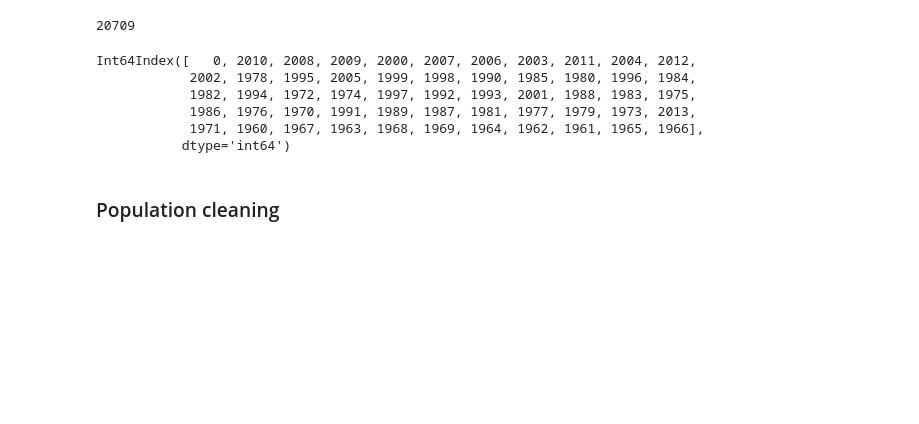
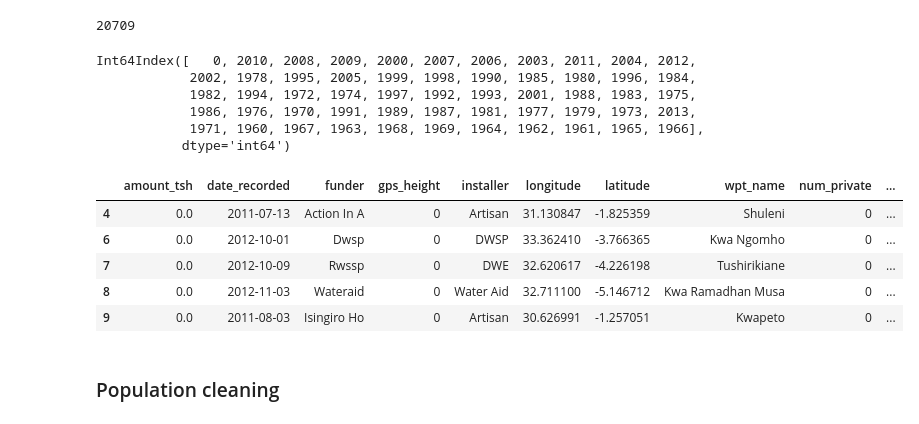
Before and after one commit to twood2015/Flatiron_Project_3, a Jupyter notebook: TylerWorkspace.ipynb, the cells around one changed output. Cells and saved outputs as stored; diff of their text form; code cells hidden in the pictures; blank space fills up the shorter version.

```diff
--- a/TylerWorkspace.ipynb
+++ b/TylerWorkspace.ipynb
@@ -634,0 +793,4 @@ X.drop(drop_cols, axis=1)
+# %%
+# combine other and unknown
+X['payment'].replace('unknown', 'other', inplace=True)
+X['payment'].value_counts()
@@ -634,0 +823,4 @@ X.drop(drop_cols, axis=1)
+# %%
+# combine other and unknown
+X['management'].replace('unknown', 'other', inplace=True)
+X['management'].value_counts()
@@ -634,0 +854,4 @@ X.drop(drop_cols, axis=1)
+# %%
+# combine salty abandoned and flouride abandoned
+X['water_quality'].replace(['salty abandoned', 'fluoride abandoned'], 'abandoned', inplace=True)
+X['water_quality'].value_counts()
@@ -634,0 +883,4 @@ X.drop(drop_cols, axis=1)
+# %%
+# combine unknown and other
+X['source'].replace('unknown', 'other', inplace=True)
+X['source'].value_counts()
@@ -684,6 +1035,15 @@ Int64Index([   0, 2010, 2008, 2009, 2000, 2007, 2006, 2003, 2011, 2004, 2012,
             1986, 1976, 1970, 1991, 1989, 1987, 1981, 1977, 1979, 1973, 2013,
             1971, 1960, 1967, 1963, 1968, 1969, 1964, 1962, 1961, 1965, 1966],
            dtype='int64')
+# %%
+X[X['construction_year'] == 0].head()
+# %% [output]
+|  | amount_tsh | date_recorded | funder | gps_height | installer | longitude | latitude | wpt_name | num_private | ... |
+| 4 | 0.0 | 2011-07-13 | Action In A | 0 | Artisan | 31.130847 | -1.825359 | Shuleni | 0 | ... |
+| 6 | 0.0 | 2012-10-01 | Dwsp | 0 | DWSP | 33.362410 | -3.766365 | Kwa Ngomho | 0 | ... |
+| 7 | 0.0 | 2012-10-09 | Rwssp | 0 | DWE | 32.620617 | -4.226198 | Tushirikiane | 0 | ... |
+| 8 | 0.0 | 2012-11-03 | Wateraid | 0 | Water Aid | 32.711100 | -5.146712 | Kwa Ramadhan Musa | 0 | ... |
+| 9 | 0.0 | 2011-08-03 | Isingiro Ho | 0 | Artisan | 30.626991 | -1.257051 | Kwapeto | 0 | ... |
 # %% [markdown]
 ### Population cleaning
 # %%
```
Also changed, not shown: parts of 47 cells of this notebook.
